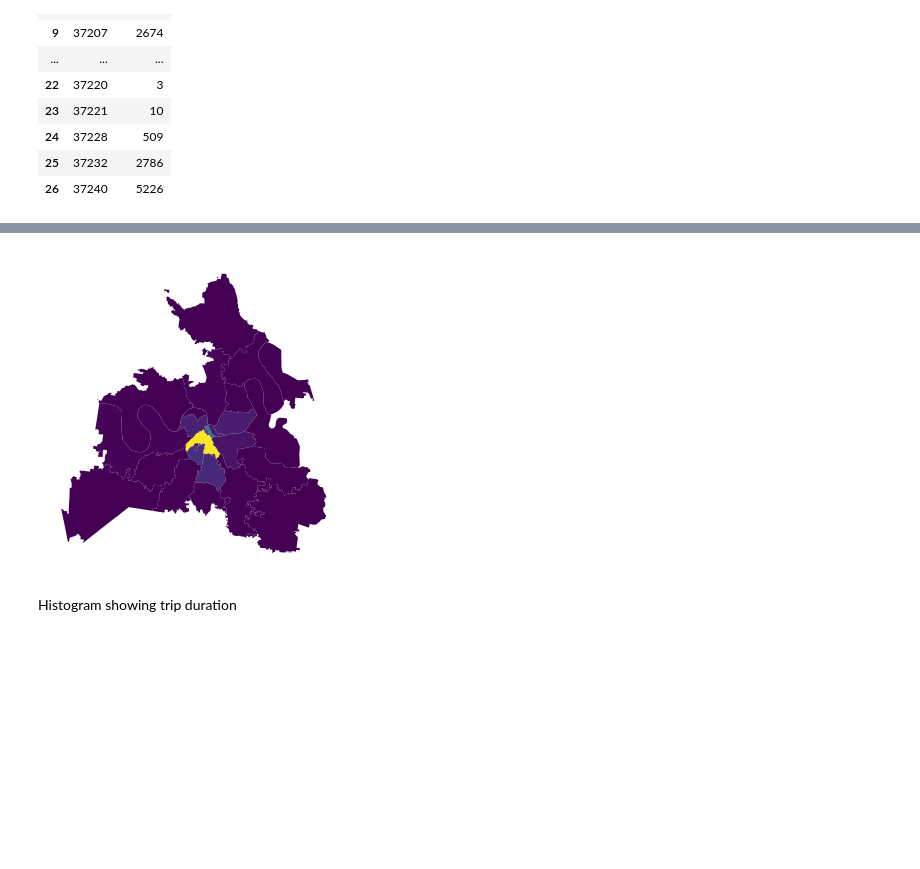
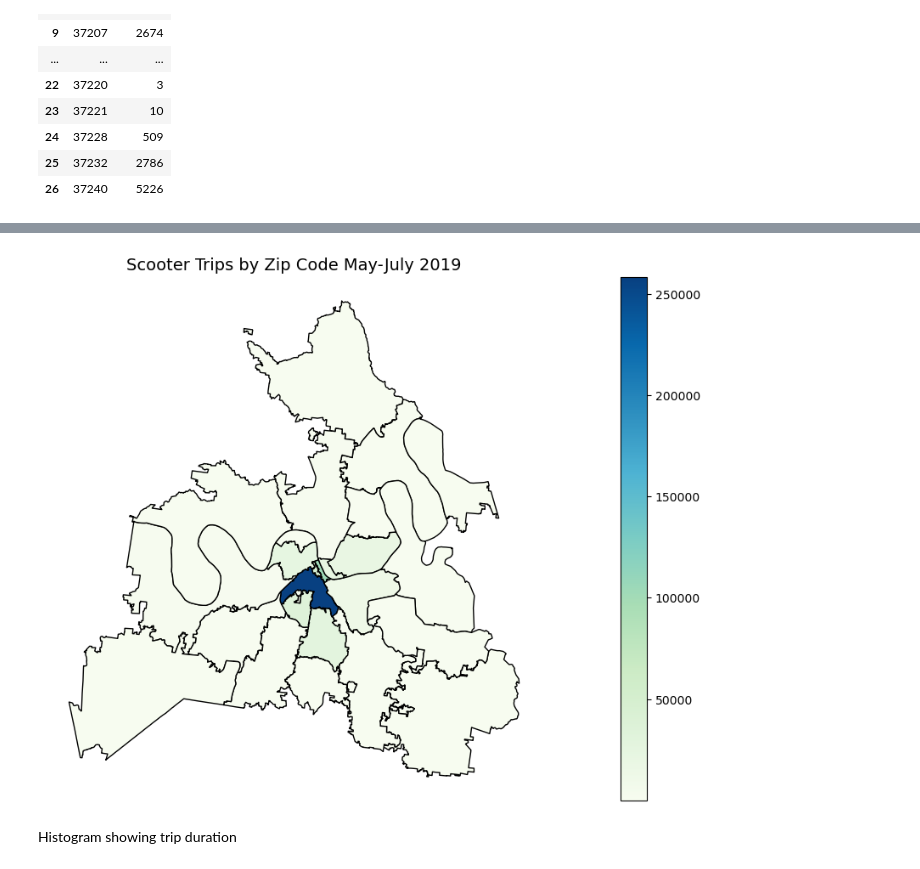
Before and after one commit to NSS-Data-Analytics-Cohort-8/scooter-partner1-badger-badger-python, a Jupyter notebook: notebooks/deliverables.ipynb, the cells around one changed output, grey strips where cells are left out. Cells and saved outputs as stored; diff of their text form; code cells hidden in the pictures; blank space fills up the shorter version.

```diff
--- a/notebooks/deliverables.ipynb
+++ b/notebooks/deliverables.ipynb
@@ -109,12 +109,16 @@ geo_ctz = gpd.GeoDataFrame(geo_ctz,
                            crs = zipcodes.crs,
                            geometry = geo_ctz['geometry'])
 # %%
-fig, ax = plt.subplots(figsize=(16,4))
+fig, ax = plt.subplots(figsize=(24,8))
 geo_ctz.plot(column = 'count',
+             cmap = 'GnBu',
+              edgecolor = 'black',
+              legend = True,
               ax = ax)
+plt.title('Scooter Trips by Zip Code May-July 2019', fontsize = 14)
 ax.axis('off');
 # %% [output]
-[figure, old version]
+[figure, new version]
 # %% [markdown]
 Histogram showing trip duration
 # %%
```
Also changed, not shown: parts of 8 cells of this notebook.
